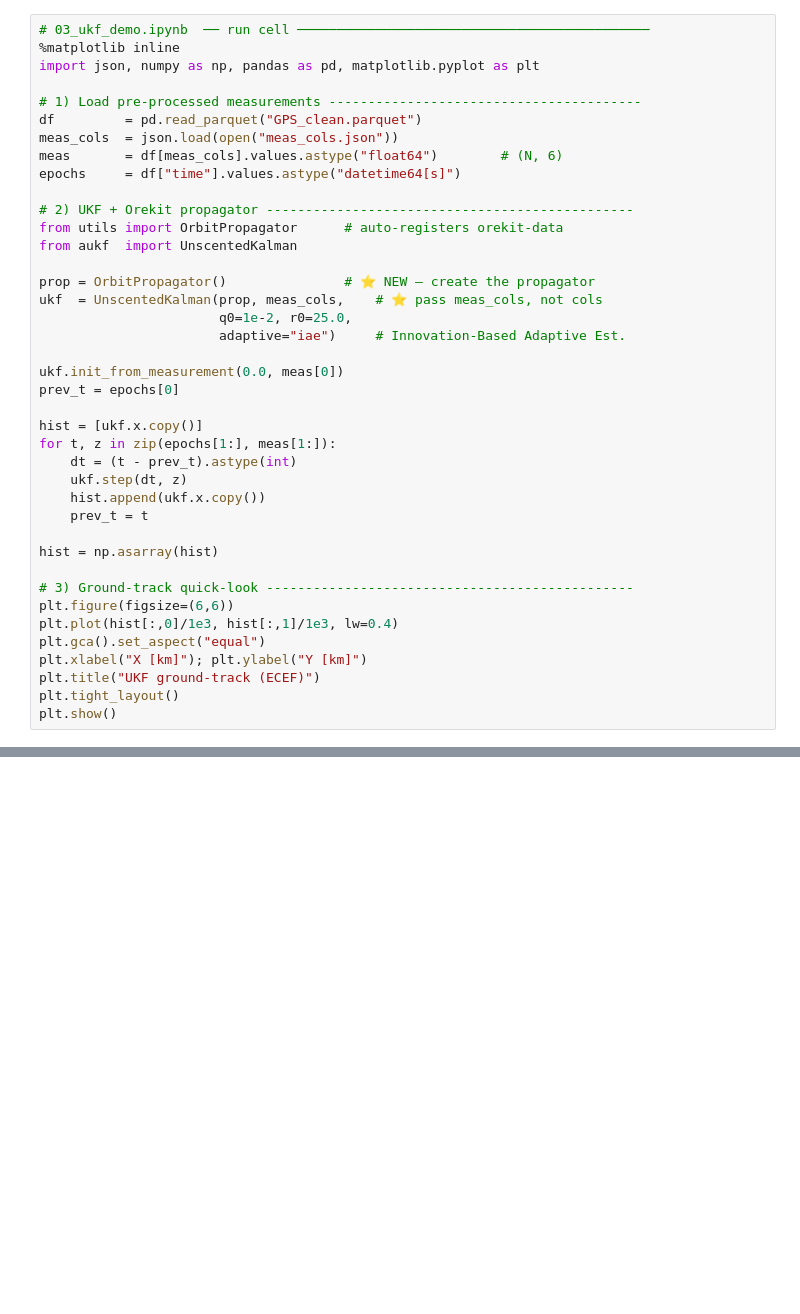
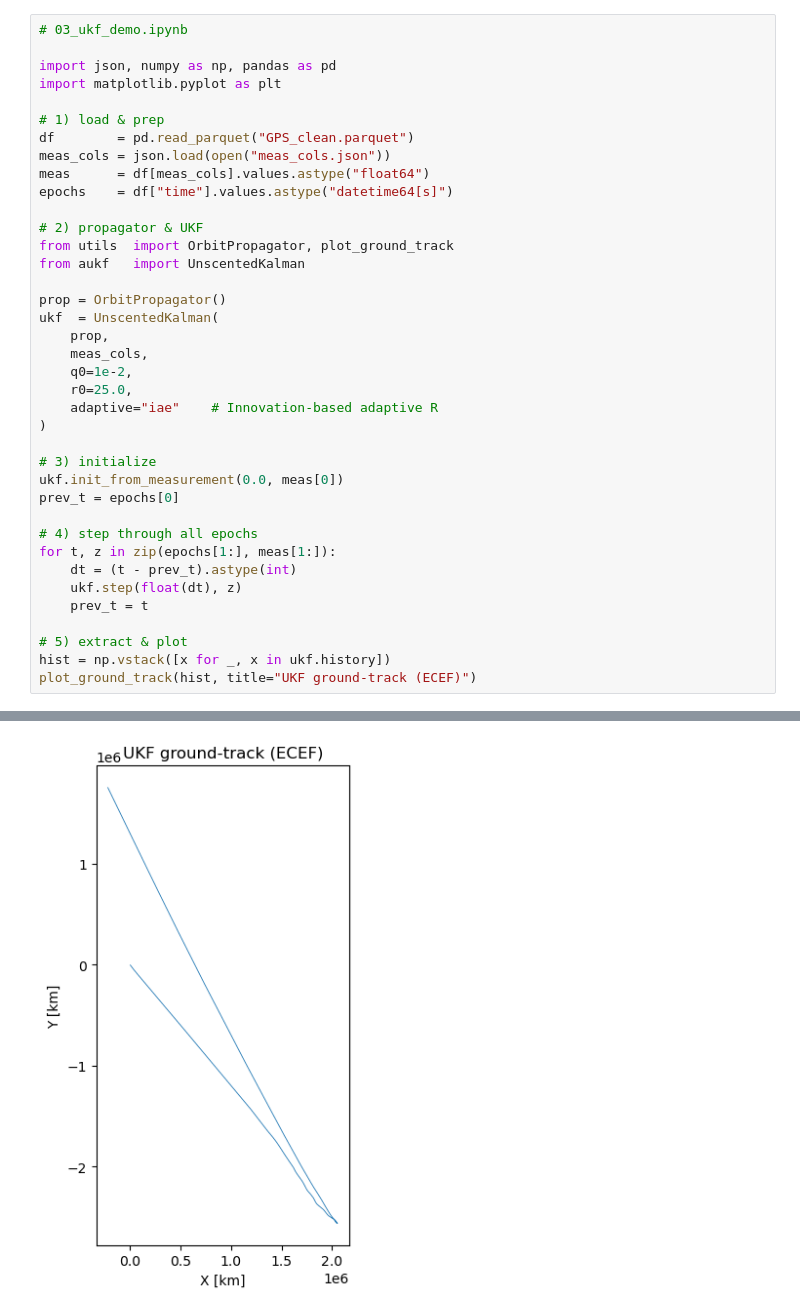
Before and after one commit to NA-Fury/satellite-aukf-assignment, a Jupyter notebook: 03_ukf_demo.ipynb, the cells around one changed output, grey strips where cells are left out. Drawn from its saved outputs; the diff is of its cells as text; blank space fills up the shorter version.

```diff
--- a/03_ukf_demo.ipynb
+++ b/03_ukf_demo.ipynb
@@ -1,40 +1,39 @@
 # %%
-# 03_ukf_demo.ipynb  ── run cell ─────────────────────────────────────────────
-%matplotlib inline
-import json, numpy as np, pandas as pd, matplotlib.pyplot as plt
+# 03_ukf_demo.ipynb
 
-# 1) Load pre-processed measurements ----------------------------------------
-df         = pd.read_parquet("GPS_clean.parquet")
-meas_cols  = json.load(open("meas_cols.json"))
-meas       = df[meas_cols].values.astype("float64")        # (N, 6)
-epochs     = df["time"].values.astype("datetime64[s]")
+import json, numpy as np, pandas as pd
+import matplotlib.pyplot as plt
 
-# 2) UKF + Orekit propagator -----------------------------------------------
-from utils import OrbitPropagator      # auto-registers orekit-data
-from aukf  import UnscentedKalman
+# 1) load & prep
+df        = pd.read_parquet("GPS_clean.parquet")
+meas_cols = json.load(open("meas_cols.json"))
+meas      = df[meas_cols].values.astype("float64")
+epochs    = df["time"].values.astype("datetime64[s]")
 
-prop = OrbitPropagator()               # ⭐ NEW – create the propagator
-ukf  = UnscentedKalman(prop, meas_cols,    # ⭐ pass meas_cols, not cols
-                       q0=1e-2, r0=25.0,
-                       adaptive="iae")     # Innovation-Based Adaptive Est.
+# 2) propagator & UKF
+from utils  import OrbitPropagator, plot_ground_track
+from aukf   import UnscentedKalman
 
+prop = OrbitPropagator()
+ukf  = UnscentedKalman(
+    prop,
+    meas_cols,
+    q0=1e-2,
+    r0=25.0,
+    adaptive="iae"    # Innovation‐based adaptive R
+)
+
+# 3) initialize
 ukf.init_from_measurement(0.0, meas[0])
 prev_t = epochs[0]
 
-hist = [ukf.x.copy()]
+# 4) step through all epochs
 for t, z in zip(epochs[1:], meas[1:]):
     dt = (t - prev_t).astype(int)
-    ukf.step(dt, z)
-    hist.append(ukf.x.copy())
+    ukf.step(float(dt), z)
     prev_t = t
 
-hist = np.asarray(hist)
-
-# 3) Ground-track quick-look -----------------------------------------------
-plt.figure(figsize=(6,6))
-plt.plot(hist[:,0]/1e3, hist[:,1]/1e3, lw=0.4)
-plt.gca().set_aspect("equal")
-plt.xlabel("X [km]"); plt.ylabel("Y [km]")
-plt.title("UKF ground-track (ECEF)")
-plt.tight_layout()
-plt.show()
+# 5) extract & plot
+hist = np.vstack([x for _, x in ukf.history])
+plot_ground_track(hist, title="UKF ground-track (ECEF)")
+# %% [output]
@@ -40,0 +57 @@ plt.show()
+[figure, added]
```
Also changed, not shown: parts of 1 cell of this notebook, 11 other files.
